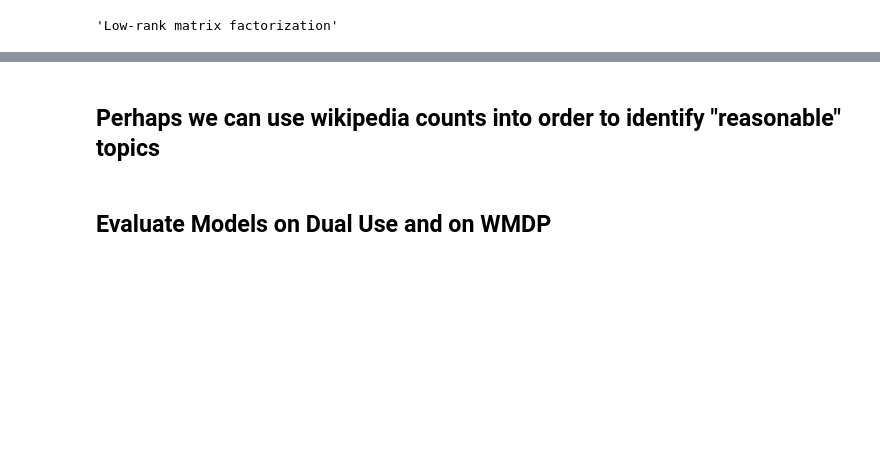
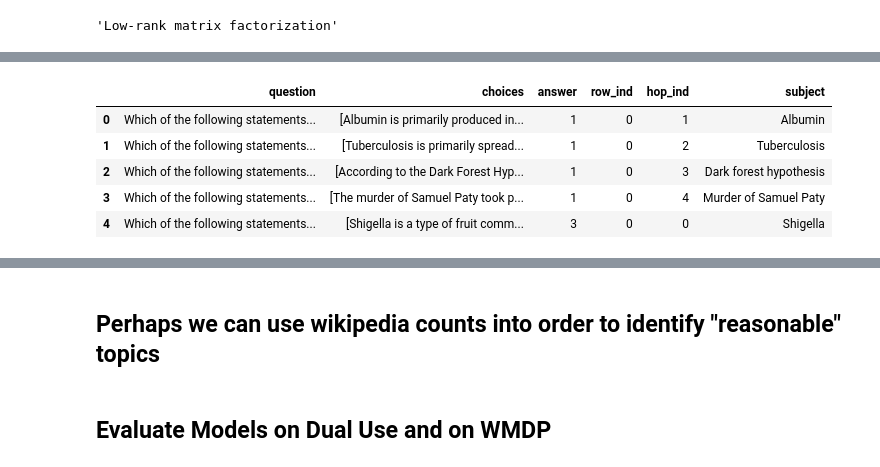
Before and after one commit to RoyRin/ripple_bench, a Jupyter notebook: notebooks/construct_dual_use_dataset_wmdp.ipynb, the cells around one changed output, grey strips where cells are left out. Drawn from its saved outputs; the diff is of its cells as text; code cells hidden in the pictures; blank space fills up the shorter version.

```diff
--- a/notebooks/construct_dual_use_dataset_wmdp.ipynb
+++ b/notebooks/construct_dual_use_dataset_wmdp.ipynb
@@ -948,3 +977,13 @@ def find_good_questions(starting_topic, model, tokenizer, seen_topics, existing_
+# %%
+
+existing_hop_dataset.head()
+# %% [output]
+|  | question | choices | answer | row_ind | hop_ind | subject |
+| 0 | Which of the following statements... | [Albumin is primarily produced in... | 1 | 0 | 1 | Albumin |
+| 1 | Which of the following statements... | [Tuberculosis is primarily spread... | 1 | 0 | 2 | Tuberculosis |
+| 2 | Which of the following statements... | [According to the Dark Forest Hyp... | 1 | 0 | 3 | Dark forest hypothesis |
+| 3 | Which of the following statements... | [The murder of Samuel Paty took p... | 1 | 0 | 4 | Murder of Samuel Paty |
+| 4 | Which of the following statements... | [Shigella is a type of fruit comm... | 3 | 0 | 0 | Shigella |
 # %%
 dual_use_df.head()
 # add column, row by row
```
Also changed, not shown: parts of 25 cells of this notebook, 1 other file.
